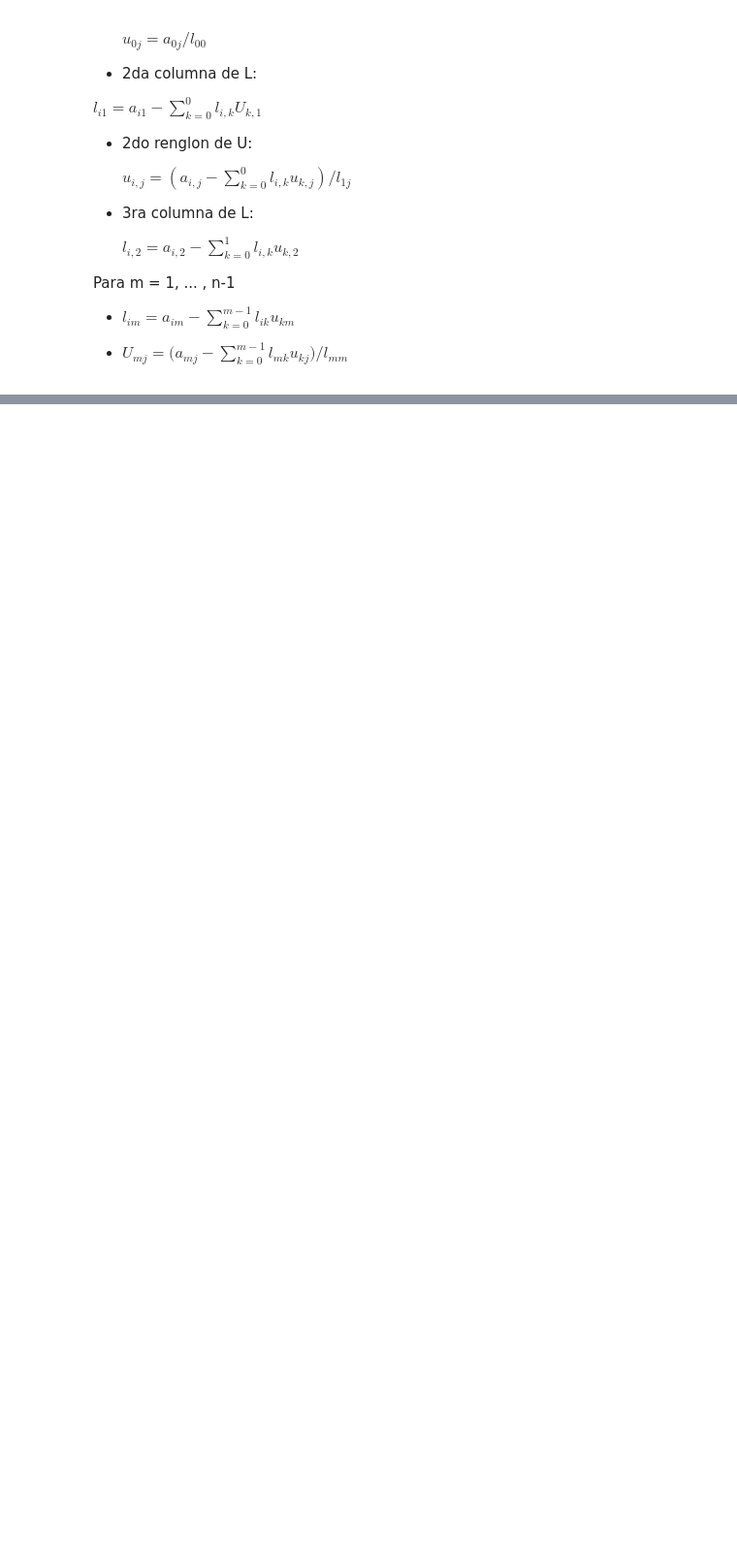
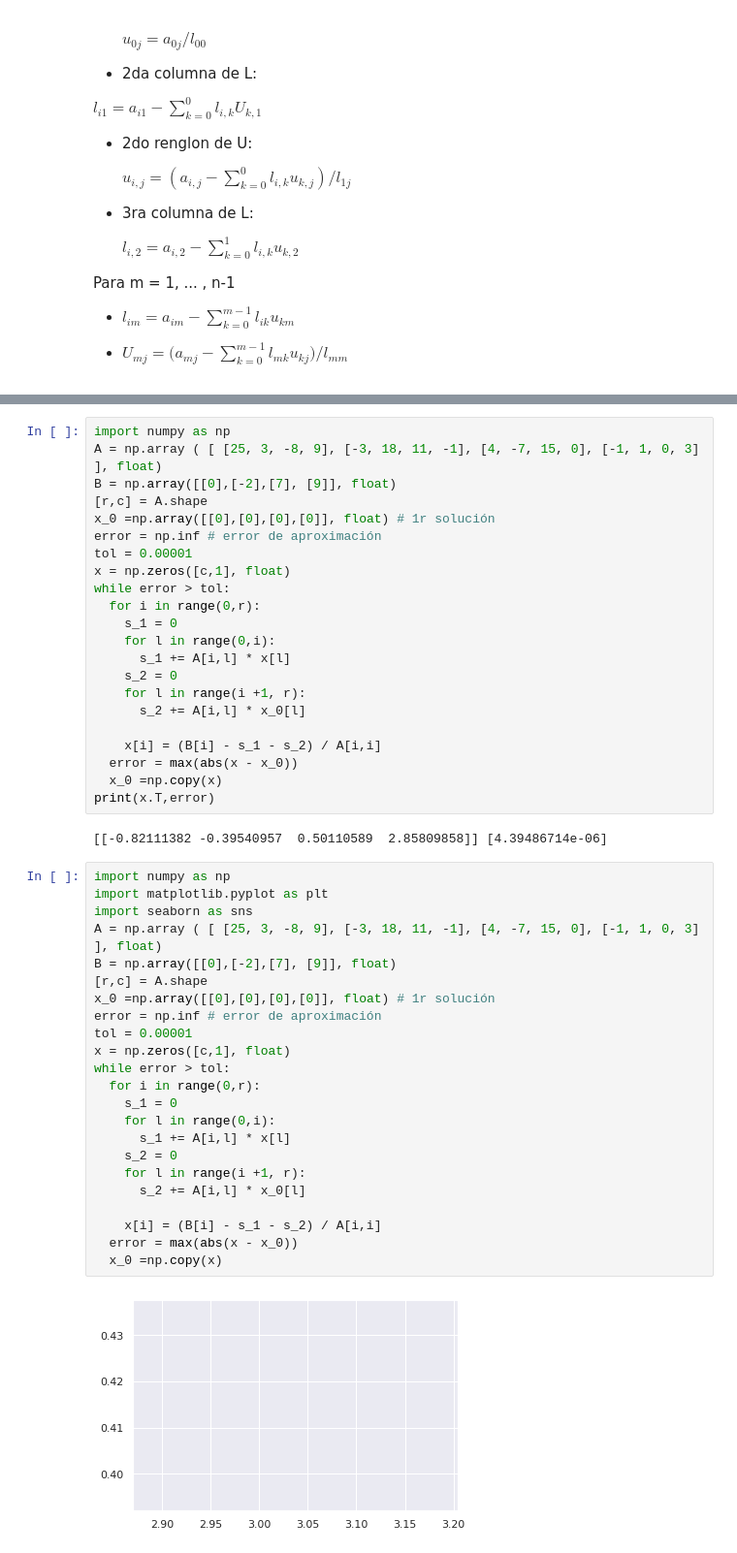
Before and after one commit to ADRIANVM117/proyectos_propios, a Jupyter notebook: actuaria/metodos_numericos/metodos_numericos_2p.ipynb, the cells around one changed output, grey strips where cells are left out. Shown at 97% size. Saved outputs shown, nothing was run; the diff lists cells and outputs as text; blank space fills up the shorter version.

```diff
--- a/actuaria/metodos_numericos/metodos_numericos_2p.ipynb
+++ b/actuaria/metodos_numericos/metodos_numericos_2p.ipynb
@@ -180,0 +397,49 @@ Para m = 1, ... , n-1
+# %%
+import numpy as np
+A = np.array ( [ [25, 3, -8, 9], [-3, 18, 11, -1], [4, -7, 15, 0], [-1, 1, 0, 3] ], float)
+B = np.array([[0],[-2],[7], [9]], float)
+[r,c] = A.shape
+x_0 =np.array([[0],[0],[0],[0]], float) # 1r solución
+error = np.inf # error de aproximación
+tol = 0.00001
+x = np.zeros([c,1], float)
+while error > tol:
+  for i in range(0,r):
+    s_1 = 0
+    for l in range(0,i):
+      s_1 += A[i,l] * x[l]
+    s_2 = 0
+    for l in range(i +1, r):
+      s_2 += A[i,l] * x_0[l]
+
+    x[i] = (B[i] - s_1 - s_2) / A[i,i]
+  error = max(abs(x - x_0))
+  x_0 =np.copy(x)
+print(x.T,error)
+# %% [output]
+[[-0.82111382 -0.39540957  0.50110589  2.85809858]] [4.39486714e-06]
+# %%
+import numpy as np
+import matplotlib.pyplot as plt
+import seaborn as sns
+A = np.array ( [ [25, 3, -8, 9], [-3, 18, 11, -1], [4, -7, 15, 0], [-1, 1, 0, 3] ], float)
+B = np.array([[0],[-2],[7], [9]], float)
+[r,c] = A.shape
+x_0 =np.array([[0],[0],[0],[0]], float) # 1r solución
+error = np.inf # error de aproximación
+tol = 0.00001
+x = np.zeros([c,1], float)
+while error > tol:
+  for i in range(0,r):
+    s_1 = 0
+    for l in range(0,i):
+      s_1 += A[i,l] * x[l]
+    s_2 = 0
+    for l in range(i +1, r):
+      s_2 += A[i,l] * x_0[l]
+
+    x[i] = (B[i] - s_1 - s_2) / A[i,i]
+  error = max(abs(x - x_0))
+  x_0 =np.copy(x)
+# %% [output]
+[figure, added]
```
Also changed, not shown: parts of 10 cells of this notebook.
